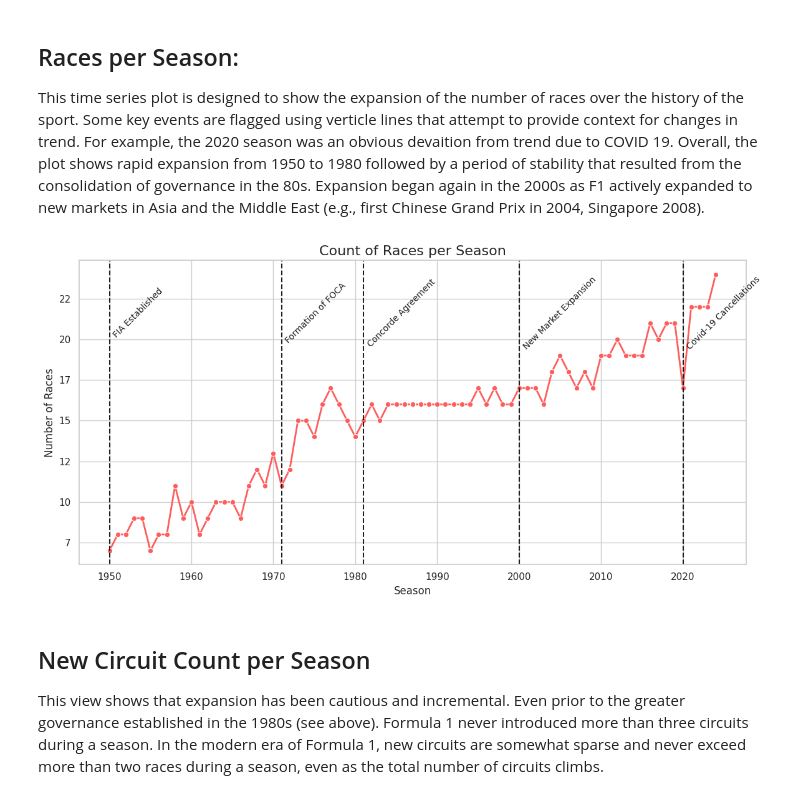
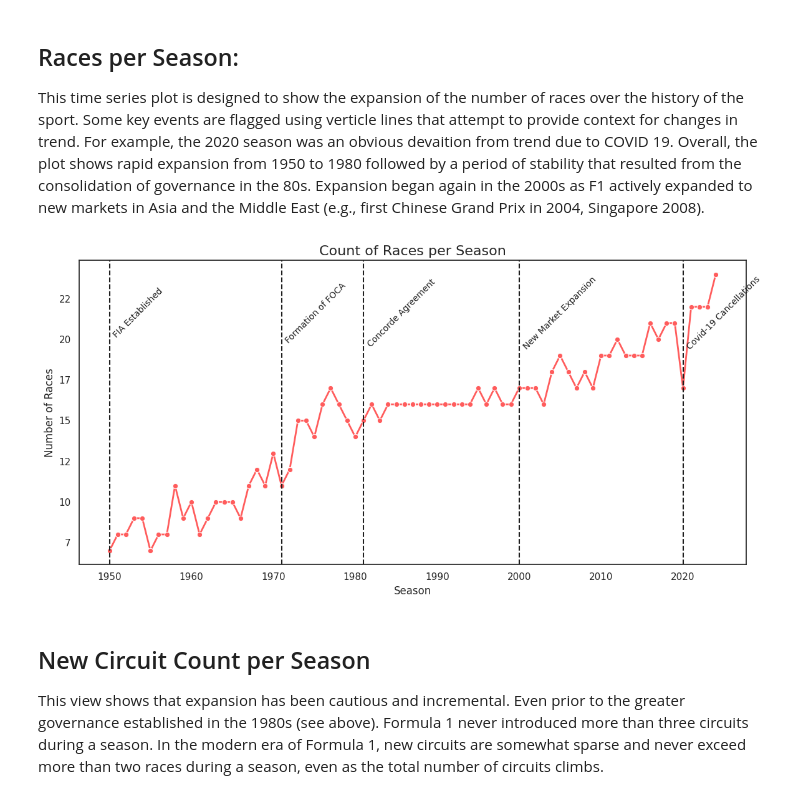
Before and after one commit to davidgoins236/data_viz_final_project, a Jupyter notebook: data_viz_final_project.ipynb, the cells around one changed output. Cells and saved outputs as stored; diff of their text form; code cells hidden in the pictures.

```diff
--- a/data_viz_final_project.ipynb
+++ b/data_viz_final_project.ipynb
@@ -142,7 +142,7 @@ This time series plot is designed to show the expansion of the number of races o
 plt_df = races.groupby(['year']).agg(race_count=('raceId', 'count')).reset_index()
 
 # Set theme and figsize
-sns.set_theme(style="whitegrid")
+sns.set_theme(style="white")
 plt.figure(figsize=(12, 6))
 
 line_plot = sns.lineplot(data=plt_df, x='year', y='race_count', marker='o', linewidth=2,color=f1_color_palette['Soft Red'])
@@ -152,34 +152,34 @@ plt.title("Count of Races per Season", fontsize=16)
 plt.xlabel("Season", fontsize=12)
 plt.ylabel("Number of Races", fontsize=12)
 
 #flag some relevant events from wikipeida: https://en.wikipedia.org/wiki/Formula_One
 key_events = {
     1950: "FIA Established",
     1971: "Formation of FOCA",
     1981: "Concorde Agreement",
     2000: "New Market Expansion",
     2020: "Covid-19 Cancellations"
 }
 
 for year, event in key_events.items():
     plt.axvline(x=year, color=f1_color_palette["Charcoal Gray"], linestyle='--', linewidth=1.5)
     plt.text(
         x=year + 0.3,  # offset so it doesn't overlap with the line
         y=plt_df['race_count'].max() * 0.9,  # position high on the y-axis
         s=event,
         rotation=45,
         verticalalignment='center',
         fontsize=10,
         color=f1_color_palette["Charcoal Gray"]
     )
 
 # Set integer formatter for y-axis
 plt.gca().yaxis.set_major_formatter(mticker.FuncFormatter(lambda x, _: f'{int(x)}'))
 
 plt.tight_layout()
 plt.show()
 # %% [output]
-[figure, old version]
+[figure, new version]
 # %% [markdown]
 ## New Circuit Count per Season
 
```
Also changed, not shown: parts of 3 cells of this notebook.
